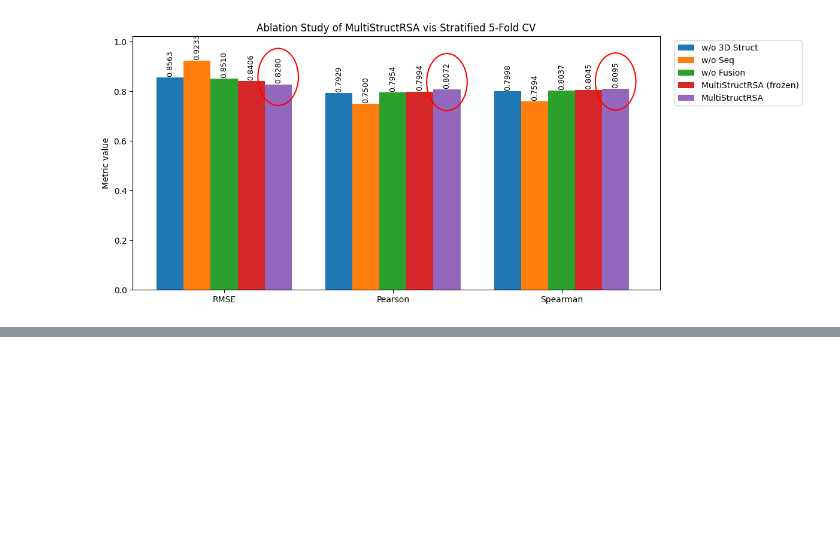
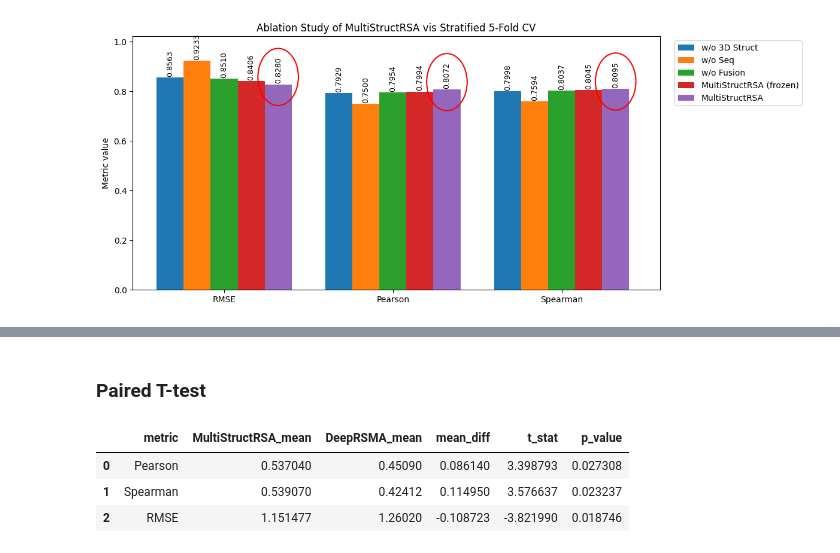
Before and after one commit to Gavision97/MultiStructRSA, a Jupyter notebook: notebooks/analyse_exp_res.ipynb, the cells around one changed output, grey strips where cells are left out. Drawn from its saved outputs; the diff is of its cells as text; code cells hidden in the pictures; blank space fills up the shorter version.

```diff
--- a/notebooks/analyse_exp_res.ipynb
+++ b/notebooks/analyse_exp_res.ipynb
@@ -326,0 +360,5 @@ plt.show()
+# %%
+# cold RNA
+our_method_res = pd.read_csv(cold_rna_path)
+our_method_best = our_method_res.iloc[our_method_res["p_mean"].idxmax(), :]['per_fold']
+our_method_best = ast.literal_eval(our_method_best)
@@ -326,0 +462,2 @@ plt.show()
+# %% [markdown]
+### Paired T-test ###
@@ -326,0 +534,13 @@ plt.show()
+# %%
+ttest_results_df = paired_ttest_from_per_fold(
+    comparison_df,
+    method_a="MultiStructRSA",
+    method_b="DeepRSMA"
+)
+
+ttest_results_df
+# %% [output]
+|  | metric | MultiStructRSA_mean | DeepRSMA_mean | mean_diff | t_stat | p_value |
+| 0 | Pearson | 0.537040 | 0.45090 | 0.086140 | 3.398793 | 0.027308 |
+| 1 | Spearman | 0.539070 | 0.42412 | 0.114950 | 3.576637 | 0.023237 |
+| 2 | RMSE | 1.151477 | 1.26020 | -0.108723 | -3.821990 | 0.018746 |
```
Also changed, not shown: parts of 13 cells of this notebook, 5 other files.
